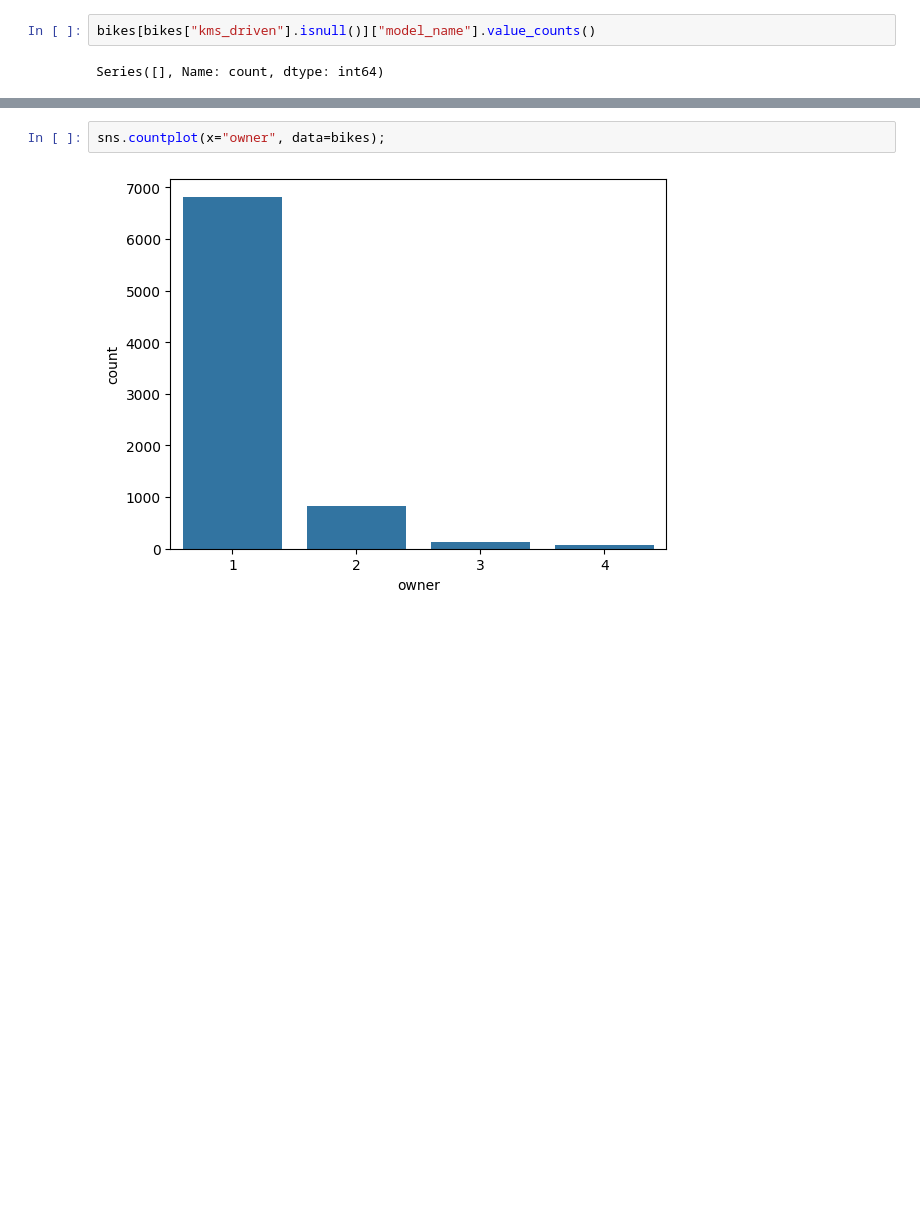
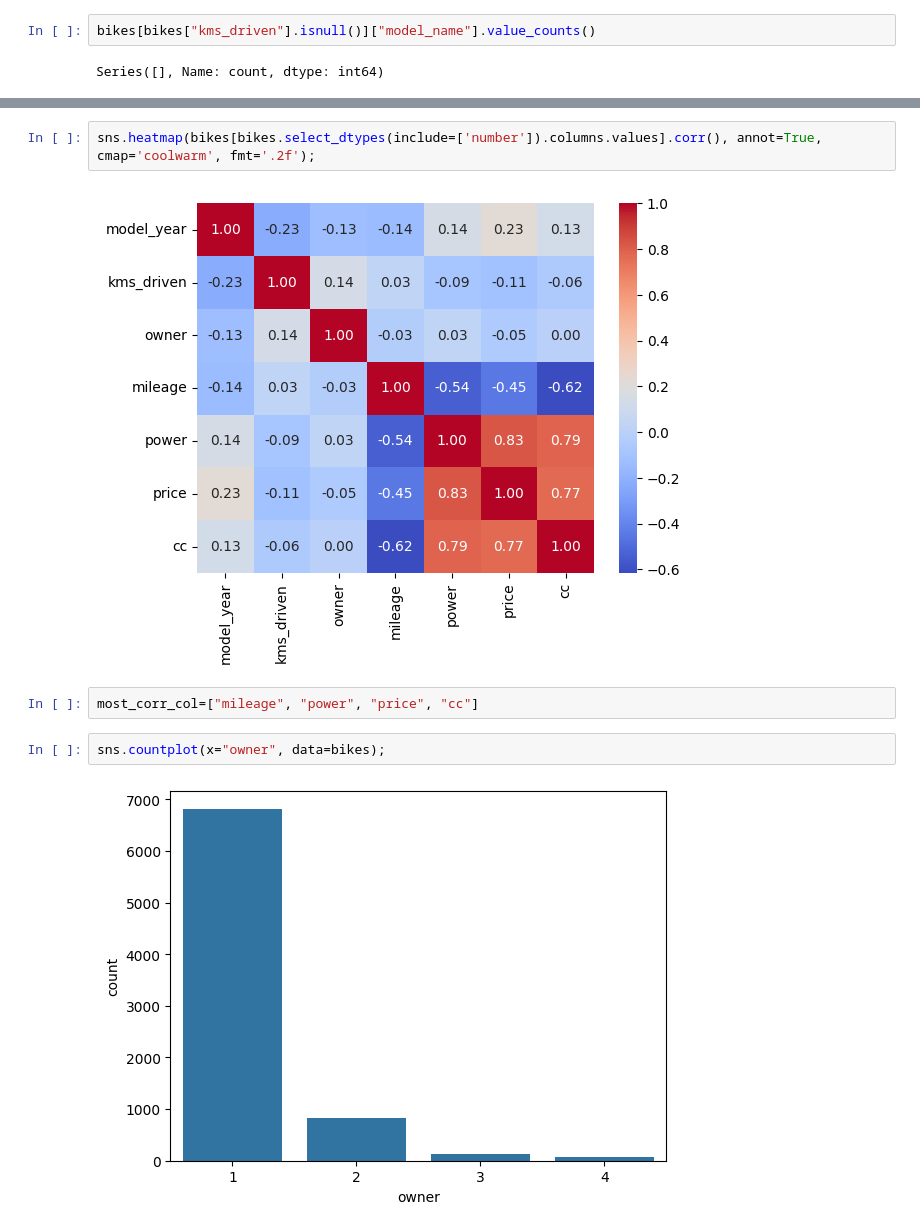
Before and after one commit to sushantkas/Pr-2-used-bikes, a Jupyter notebook: EDA.ipynb, the cells around one changed output, grey strips where cells are left out. Saved outputs shown, nothing was run; the diff lists cells and outputs as text; blank space fills up the shorter version.

```diff
--- a/EDA.ipynb
+++ b/EDA.ipynb
@@ -752,3 +795,9 @@ bikes[bikes["power"].isnull()]
+# %%
+sns.heatmap(bikes[bikes.select_dtypes(include=['number']).columns.values].corr(), annot=True, cmap='coolwarm', fmt='.2f');
+# %% [output]
+[figure, added]
+# %%
+most_corr_col=["mileage", "power", "price", "cc"]
 # %%
 sns.countplot(x="owner", data=bikes);
 # %% [output]
```
Also changed, not shown: parts of 11 cells of this notebook.
